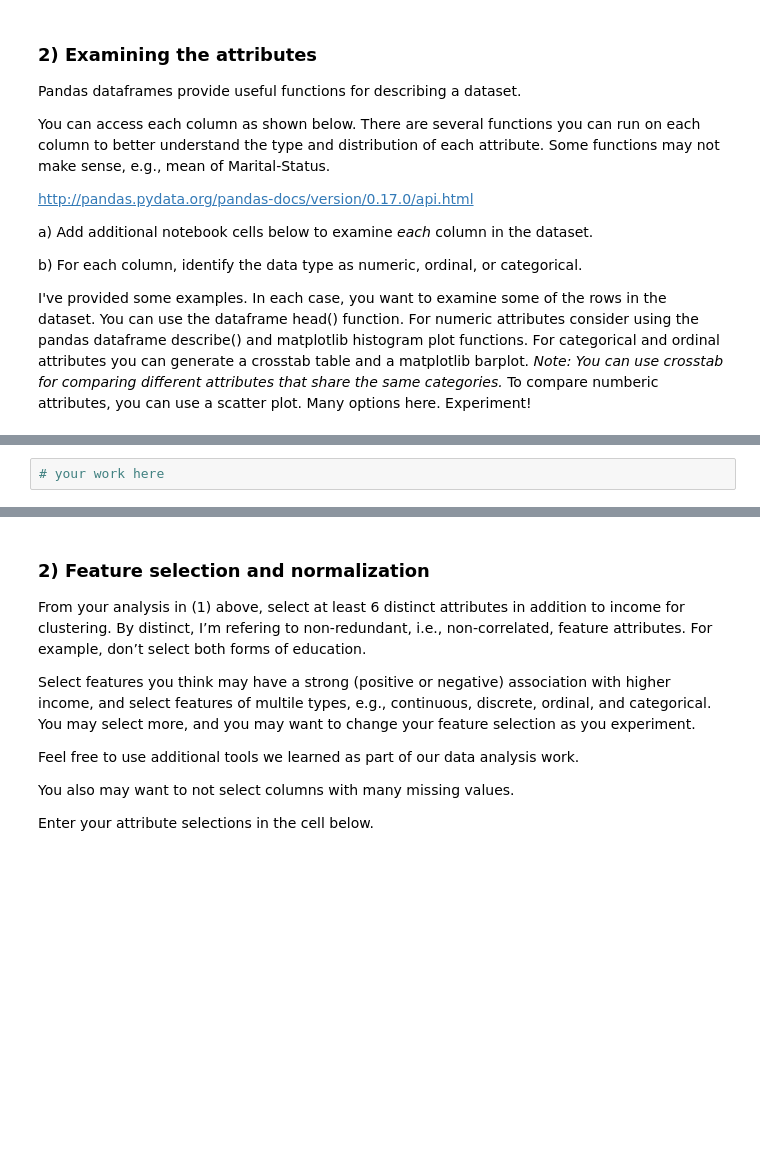
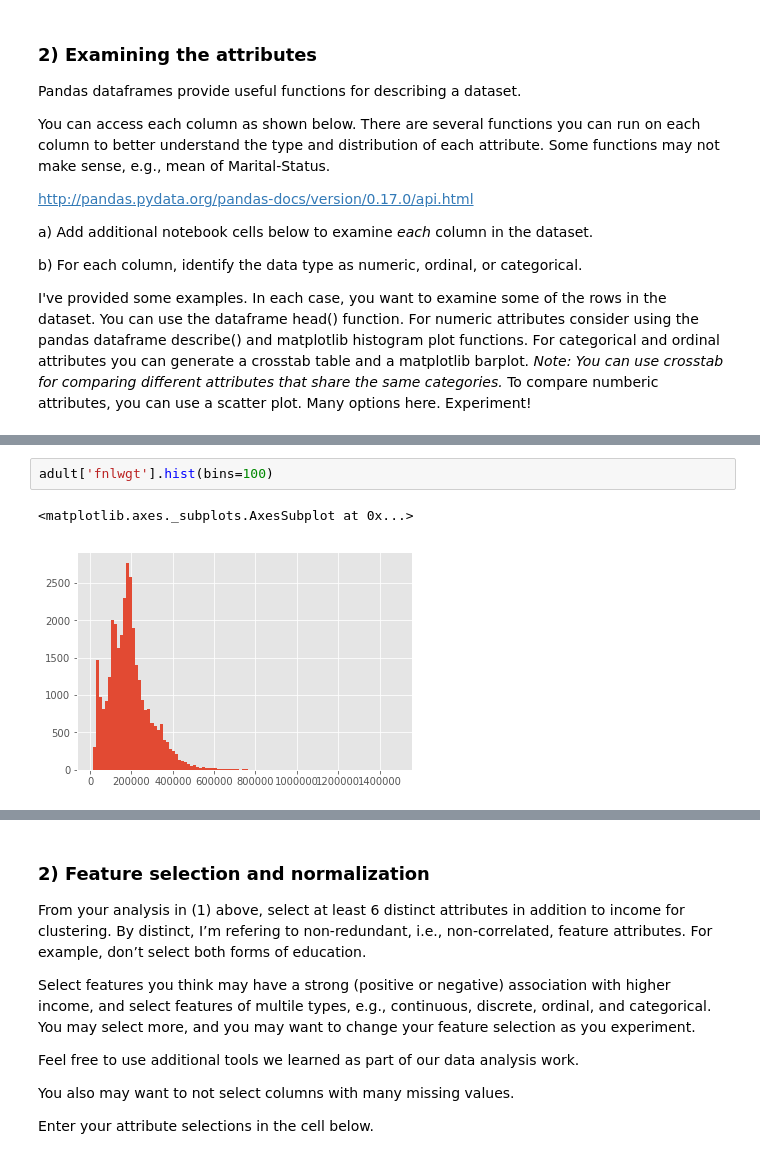
Before and after one commit to gagandaroach/DataScienceIntro, a Jupyter notebook: labs/Lab8_Clustering/Clustering.ipynb, the cells around one changed output, grey strips where cells are left out. Drawn from its saved outputs; the diff is of its cells as text; blank space fills up the shorter version.

```diff
--- a/labs/Lab8_Clustering/Clustering.ipynb
+++ b/labs/Lab8_Clustering/Clustering.ipynb
@@ -226,2 +371,5 @@ adult["fnlwgt"].describe()
-# %%
-# your work here
+# %%
+adult['fnlwgt'].hist(bins=100)
+# %% [output]
+<matplotlib.axes._subplots.AxesSubplot at 0x...>
+[figure, added]
```
Also changed, not shown: parts of 72 cells of this notebook.
